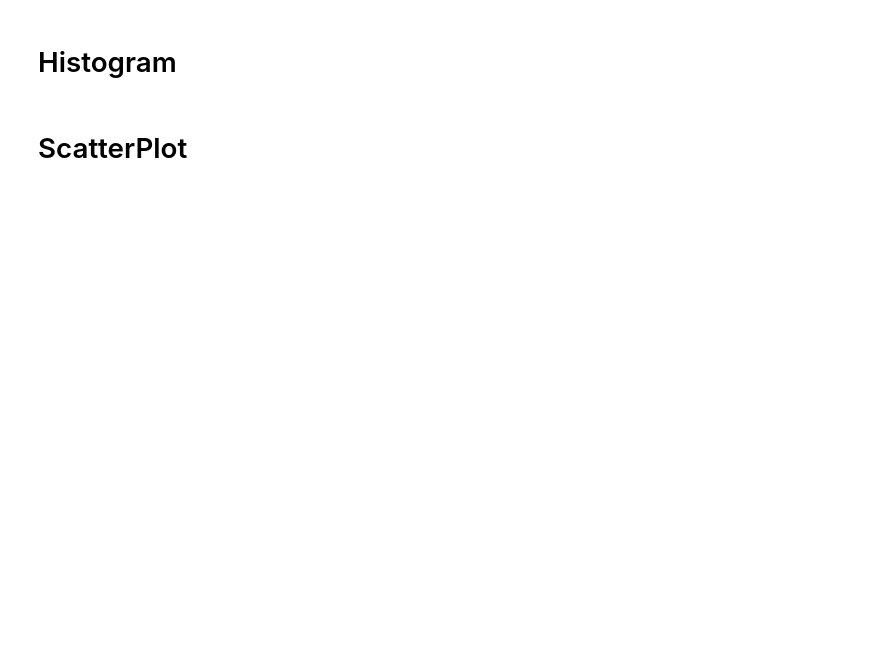
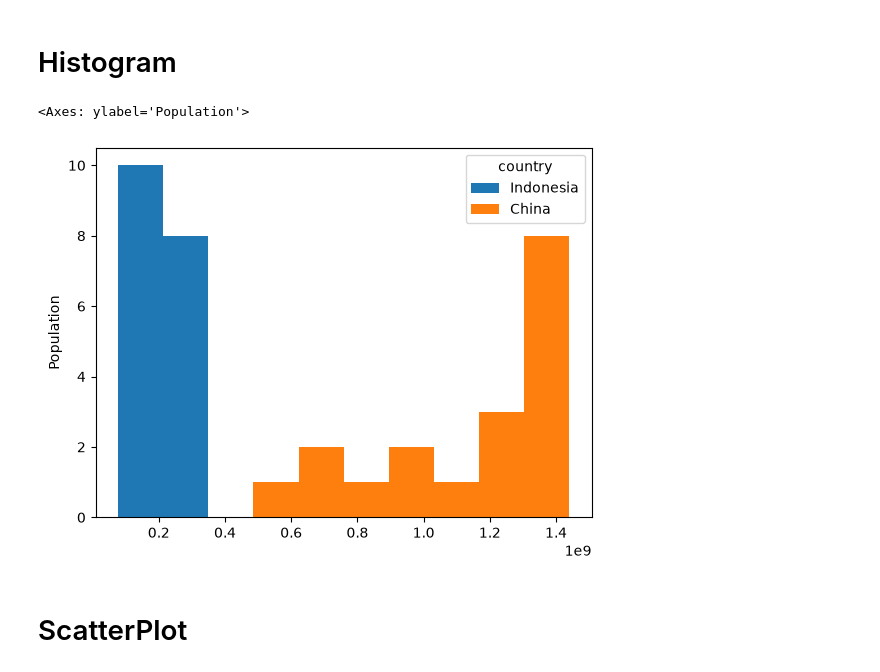
Before and after one commit to razmanov666/pandas_training, a Jupyter notebook: JN/07.Project 2 - Data Visualization/3.Save Plot and Export Pivot Table.ipynb, the cells around one changed output. Saved outputs shown, nothing was run; the diff lists cells and outputs as text; code cells hidden in the pictures; blank space fills up the shorter version.

```diff
--- a/JN/07.Project 2 - Data Visualization/3.Save Plot and Export Pivot Table.ipynb
+++ b/JN/07.Project 2 - Data Visualization/3.Save Plot and Export Pivot Table.ipynb
@@ -110,5 +131,10 @@ df_pivot_sample.plot(kind='bar', figsize=(10,10))
 # %% [markdown]
 # Histogram
+# %%
+df_pivot[['Indonesia', 'China']].plot(kind='hist', ylabel="Population")
+# %% [output]
+<Axes: ylabel='Population'>
+[figure, added]
 # %% [markdown]
 # ScatterPlot
 # %%
```
Also changed, not shown: parts of 9 cells of this notebook, 2 other files.
